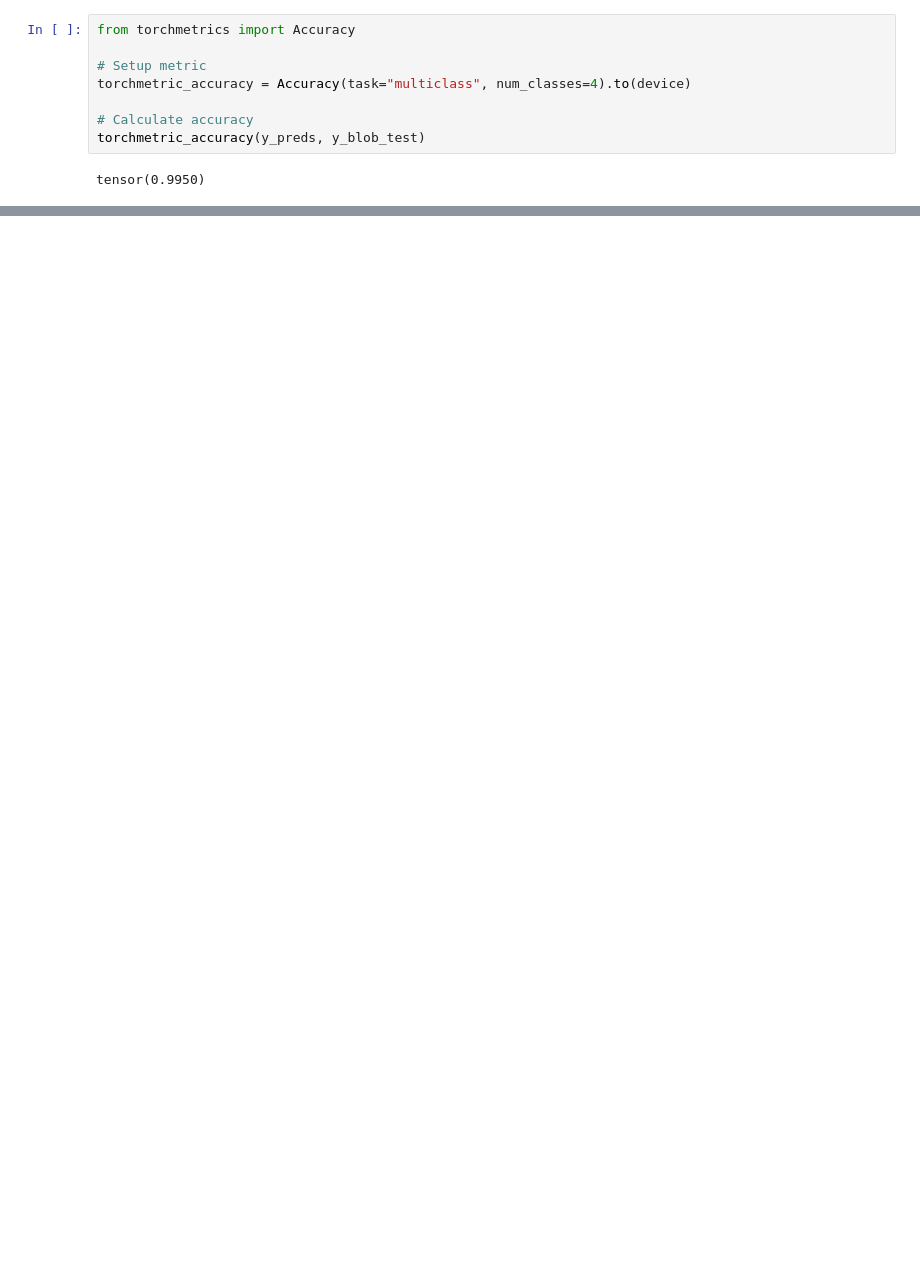
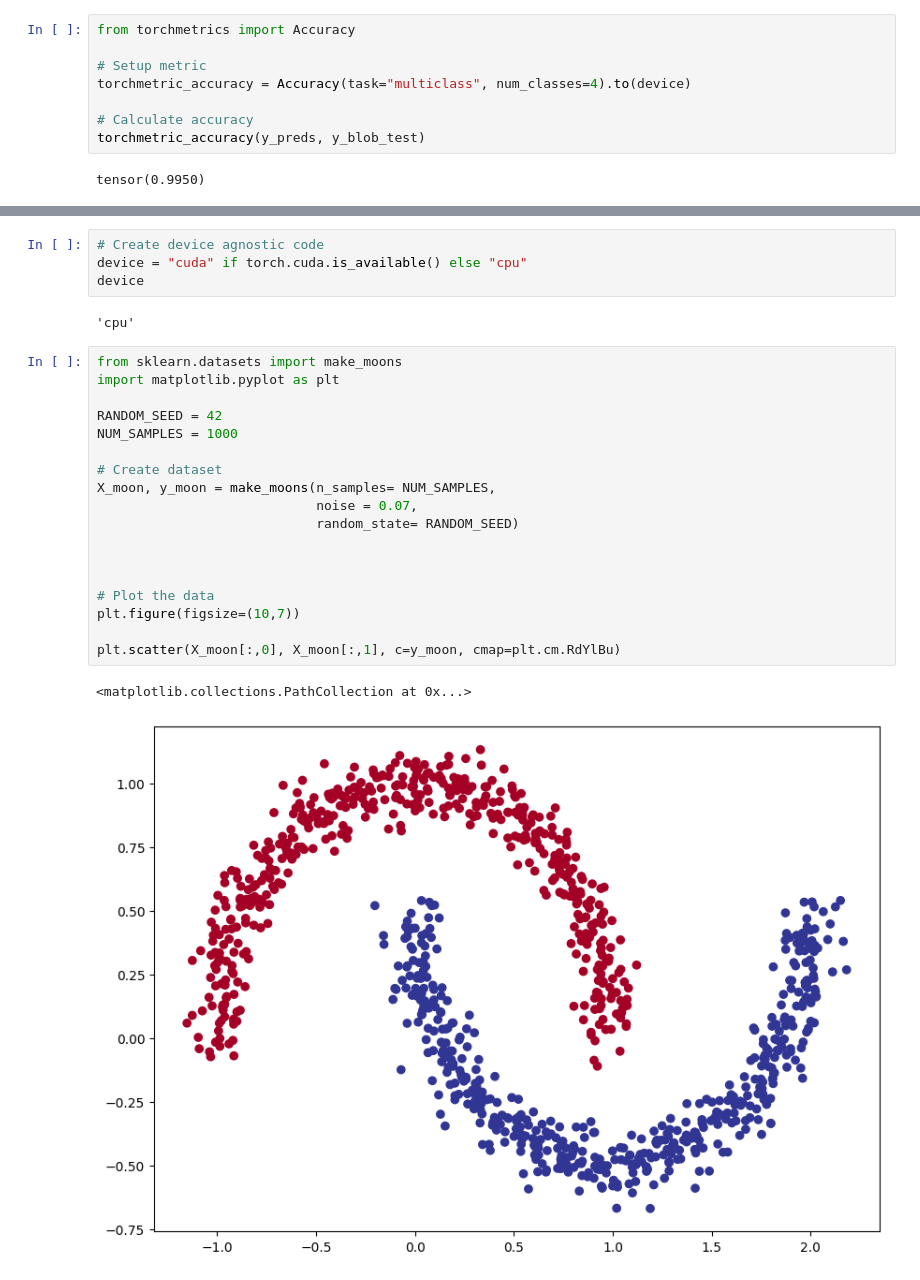
Before and after one commit to burakbdr/PyTorch-Fundamentals, a Jupyter notebook: 02_pytorch_classification.ipynb, the cells around one changed output, grey strips where cells are left out. Cells and saved outputs as stored; diff of their text form; blank space fills up the shorter version.

```diff
--- a/02_pytorch_classification.ipynb
+++ b/02_pytorch_classification.ipynb
@@ -1253,0 +1268,27 @@ tensor(0.9950)
+# %%
+# Create device agnostic code
+device = "cuda" if torch.cuda.is_available() else "cpu"
+device
+# %% [output]
+'cpu'
+# %%
+from sklearn.datasets import make_moons
+import matplotlib.pyplot as plt
+
+RANDOM_SEED = 42
+NUM_SAMPLES = 1000
+
+# Create dataset
+X_moon, y_moon = make_moons(n_samples= NUM_SAMPLES,
+                            noise = 0.07,
+                            random_state= RANDOM_SEED)
+
+
+
+# Plot the data
+plt.figure(figsize=(10,7))
+
+plt.scatter(X_moon[:,0], X_moon[:,1], c=y_moon, cmap=plt.cm.RdYlBu)
+# %% [output]
+<matplotlib.collections.PathCollection at 0x...>
+[figure, added]
```
Also changed, not shown: parts of 33 cells of this notebook.
